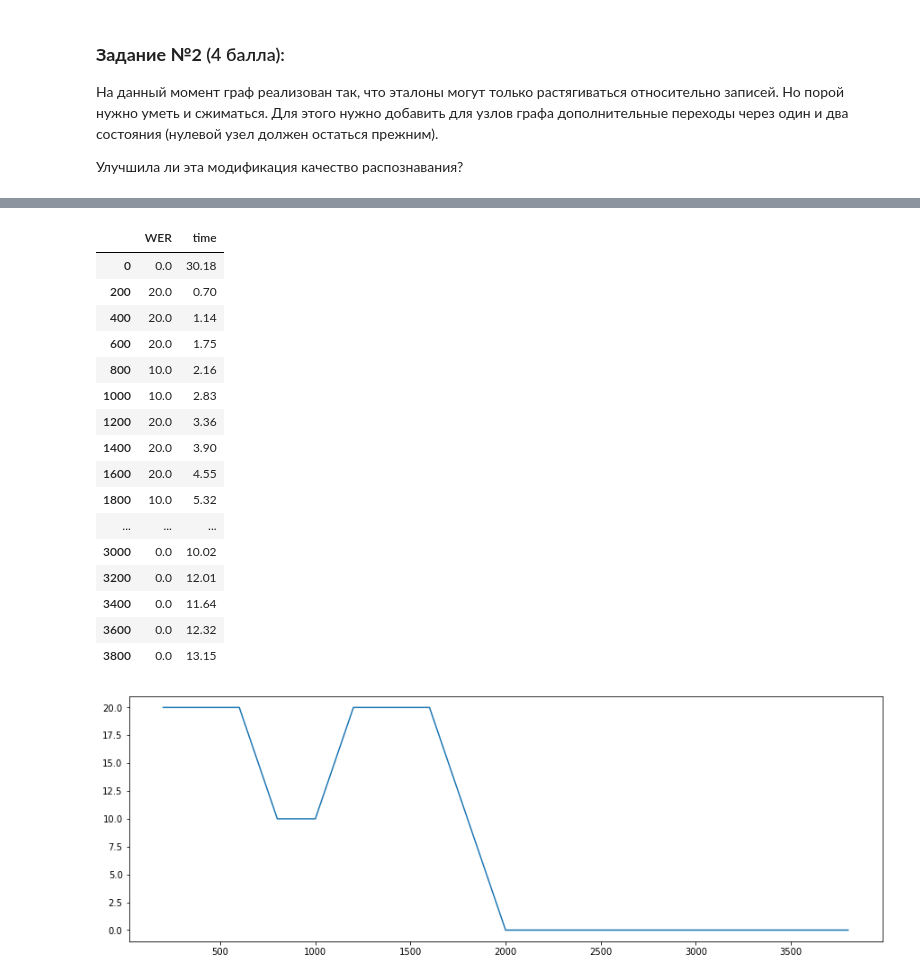
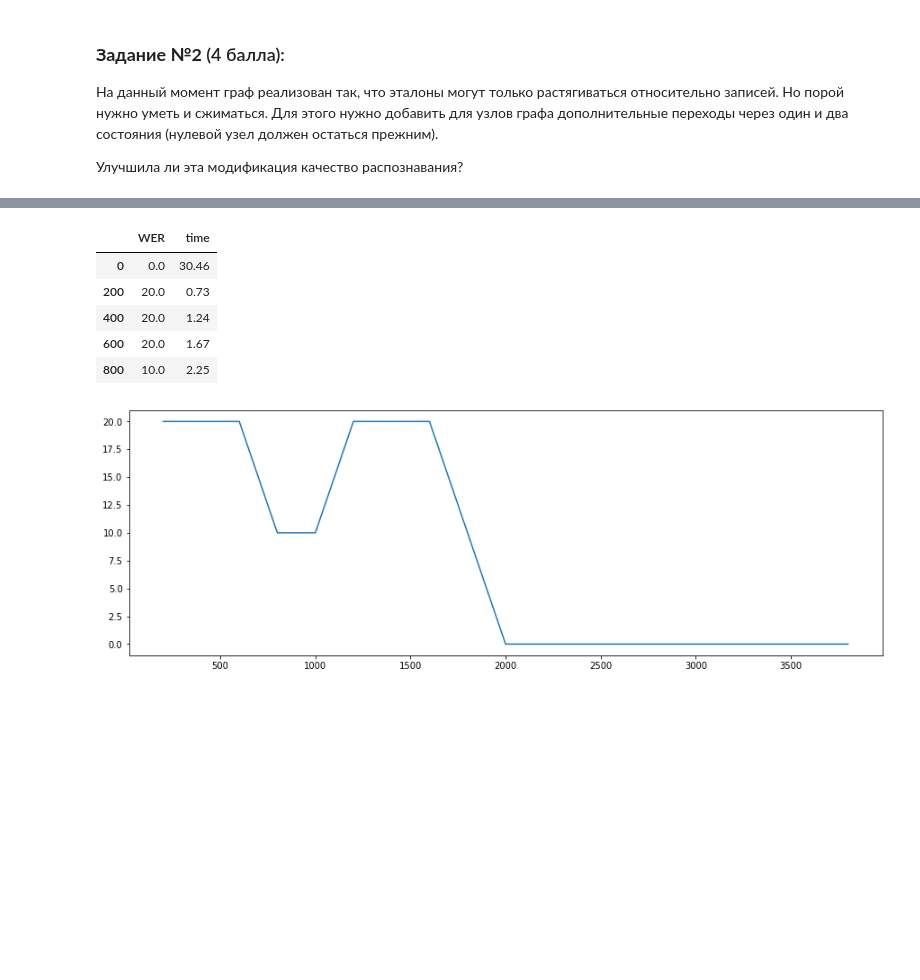
Before and after one commit to KhubbatulinMark/speech-processing-made-2021, a Jupyter notebook: laboratory/02-lab-02.ipynb, the cells around one changed output, grey strips where cells are left out. Cells and saved outputs as stored; diff of their text form; code cells hidden in the pictures; blank space fills up the shorter version.

```diff
--- a/laboratory/asr_lab_1.ipynb
+++ b/laboratory/02-lab-02.ipynb
@@ -428,24 +428,13 @@ df_time_wer_2 = pd.DataFrame(columns=['WER', 'time'])
 for i in tqdm(range(0, 4000, 200)):
     df_time_wer_2.loc[i] = run_recognizer(records_data_dict, graph_new, beam_threshold=i, output=False);
 # %%
-df_time_wer_2.to_csv('resources/exp/df_time_wer_2.csv')
-df_time_wer_2
+df_time_wer_2.to_csv('resources/result-lab-02-02/df_time_wer_2.csv')
+df_time_wer_2.head(5)
 # %% [output]
 |  | WER | time |
-| 0 | 0.0 | 30.18 |
-| 200 | 20.0 | 0.70 |
-| 400 | 20.0 | 1.14 |
-| 600 | 20.0 | 1.75 |
-| 800 | 10.0 | 2.16 |
-| 1000 | 10.0 | 2.83 |
-| 1200 | 20.0 | 3.36 |
-| 1400 | 20.0 | 3.90 |
-| 1600 | 20.0 | 4.55 |
-| 1800 | 10.0 | 5.32 |
-| ... | ... | ... |
-| 3000 | 0.0 | 10.02 |
-| 3200 | 0.0 | 12.01 |
-| 3400 | 0.0 | 11.64 |
-| 3600 | 0.0 | 12.32 |
-| 3800 | 0.0 | 13.15 |
+| 0 | 0.0 | 30.46 |
+| 200 | 20.0 | 0.73 |
+| 400 | 20.0 | 1.24 |
+| 600 | 20.0 | 1.67 |
+| 800 | 10.0 | 2.25 |
 # %%
```
Also changed, not shown: parts of 12 cells of this notebook, 9 other files.
